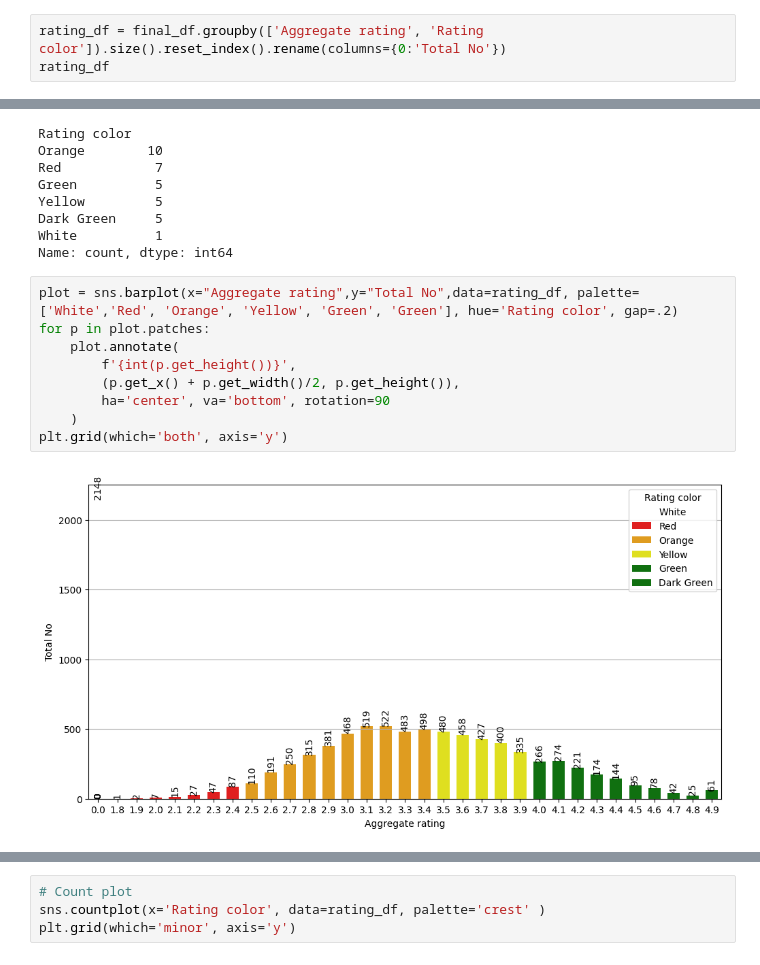
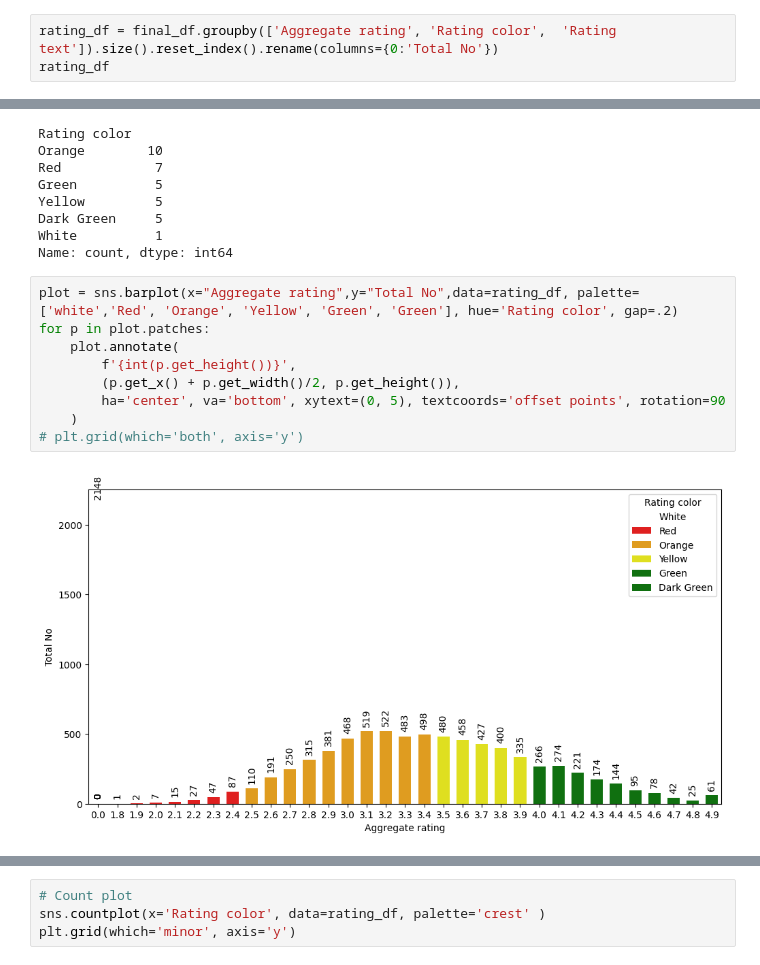
Before and after one commit to mahabub-rah/EDA-and-Feature-Engineering-, a Jupyter notebook: Day-1/EDA_on_zomato_dataset.ipynb, the cells around one changed output, grey strips where cells are left out. Cells and saved outputs as stored; diff of their text form.

```diff
--- a/Day-1/EDA_on_zomato_dataset.ipynb
+++ b/Day-1/EDA_on_zomato_dataset.ipynb
@@ -190,6 +190,6 @@ plt.pie(x=country_values[:3], labels=country_name[:3], autopct='%1.3f%%')
 # %% [markdown]
  Observation: India, USA, Uk are the top 3 countries where the zomato captured maximum respectively.
 # %%
-rating_df = final_df.groupby(['Aggregate rating', 'Rating color']).size().reset_index().rename(columns={0:'Total No'})
+rating_df = final_df.groupby(['Aggregate rating', 'Rating color',  'Rating text']).size().reset_index().rename(columns={0:'Total No'})
 rating_df
 # %% [output]
@@ -222,13 +222,13 @@ Dark Green     5
 White          1
 Name: count, dtype: int64
 # %%
-plot = sns.barplot(x="Aggregate rating",y="Total No",data=rating_df, palette=['White','Red', 'Orange', 'Yellow', 'Green', 'Green'], hue='Rating color', gap=.2)
+plot = sns.barplot(x="Aggregate rating",y="Total No",data=rating_df, palette=['white','Red', 'Orange', 'Yellow', 'Green', 'Green'], hue='Rating color', gap=.2)
 for p in plot.patches:
     plot.annotate(
         f'{int(p.get_height())}',
         (p.get_x() + p.get_width()/2, p.get_height()),
-        ha='center', va='bottom', rotation=90
+        ha='center', va='bottom', xytext=(0, 5), textcoords='offset points', rotation=90
     )
-plt.grid(which='both', axis='y')
+# plt.grid(which='both', axis='y')
 # %% [output]
-[figure, old version]
+[figure, new version]
```
Also changed, not shown: parts of 12 cells of this notebook.
